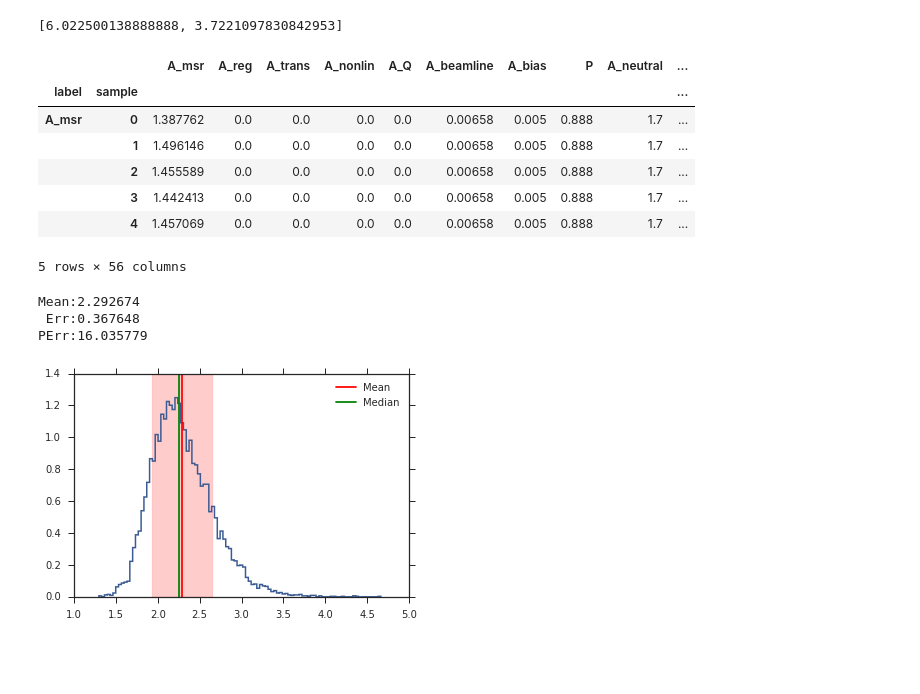
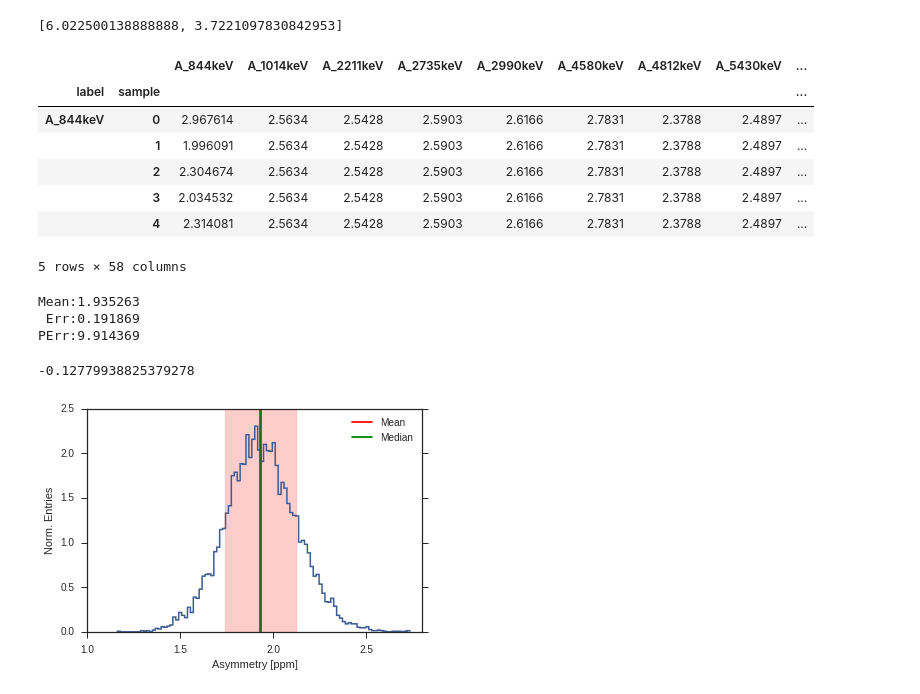
Before and after one commit to kdbartlett/Qweak, a Jupyter notebook: longitudinal_analysis/mc_apv_extraction/mc_apv_extraction_prototype.ipynb, the cells around one changed output. Saved outputs shown, nothing was run; the diff lists cells and outputs as text; code cells hidden in the pictures; blank space fills up the shorter version.

```diff
--- a/longitudinal_analysis/mc_apv_extraction/mc_apv_extraction_prototype.ipynb
+++ b/longitudinal_analysis/mc_apv_extraction/mc_apv_extraction_prototype.ipynb
@@ -23,8 +25,8 @@ figsize(1)
 [6.022500138888888, 3.7221097830842953]
 # %%
 # Load inputs to calculation from .csv files.
-asym_corr = pd.read_csv('data/al_asym_corrections_august_23_2017.csv')
-bk_frac = pd.read_csv('data/mc_apv_input_background_fraction.csv')
+asym_corr = pd.read_csv('data/al_asym_corrections_thesis_high_stat.csv')
+bk_frac = pd.read_csv('data/al_background_fractions_thesis_high_stat_avg.csv')
 # %%
 # Concatenate asymmetry corrections and calculated background fractions
 inputs = pd.concat([asym_corr, bk_frac], axis=1)
@@ -50,11 +52,11 @@ data['A_pv'] = np.ones((len(label)*len(sample),1))
 # %%
 data.head()
 # %% [output]
-|  |  | A_msr | A_reg | A_trans | A_nonlin | A_Q | A_beamline | A_bias | P | A_neutral | ... |
-| label | sample |  |  |  |  |  |  |  |  |  | ... |
-| A_msr | 0 | 1.387762 | 0.0 | 0.0 | 0.0 | 0.0 | 0.00658 | 0.005 | 0.888 | 1.7 | ... |
-|  | 1 | 1.496146 | 0.0 | 0.0 | 0.0 | 0.0 | 0.00658 | 0.005 | 0.888 | 1.7 | ... |
-|  | 2 | 1.455589 | 0.0 | 0.0 | 0.0 | 0.0 | 0.00658 | 0.005 | 0.888 | 1.7 | ... |
-|  | 3 | 1.442413 | 0.0 | 0.0 | 0.0 | 0.0 | 0.00658 | 0.005 | 0.888 | 1.7 | ... |
-|  | 4 | 1.457069 | 0.0 | 0.0 | 0.0 | 0.0 | 0.00658 | 0.005 | 0.888 | 1.7 | ... |
+|  |  | A_844keV | A_1014keV | A_2211keV | A_2735keV | A_2990keV | A_4580keV | A_4812keV | A_5430keV | ... |
+| label | sample |  |  |  |  |  |  |  |  | ... |
+| A_844keV | 0 | 2.967614 | 2.5634 | 2.5428 | 2.5903 | 2.6166 | 2.7831 | 2.3788 | 2.4897 | ... |
+|  | 1 | 1.996091 | 2.5634 | 2.5428 | 2.5903 | 2.6166 | 2.7831 | 2.3788 | 2.4897 | ... |
+|  | 2 | 2.304674 | 2.5634 | 2.5428 | 2.5903 | 2.6166 | 2.7831 | 2.3788 | 2.4897 | ... |
+|  | 3 | 2.034532 | 2.5634 | 2.5428 | 2.5903 | 2.6166 | 2.7831 | 2.3788 | 2.4897 | ... |
+|  | 4 | 2.314081 | 2.5634 | 2.5428 | 2.5903 | 2.6166 | 2.7831 | 2.3788 | 2.4897 | ... |
-5 rows × 56 columns
+5 rows × 58 columns
@@ -134,7 +137,6 @@ def calculate_apv(inputs):
                  inputs.loc['A_reg'].A_reg +
                  inputs.loc['A_trans'].A_trans +
                  inputs.loc['A_nonlin'].A_nonlin +
-                 inputs.loc['A_Q'].A_Q +
                  inputs.loc['A_beamline'].A_beamline +
                  inputs.loc['A_bias'].A_bias)/inputs.loc['P'].P
     # Calculate numerator
@@ -186,7 +188,7 @@ def calculate_apv(inputs):
                      inputs.loc['f_Si'].f_Si +
                      inputs.loc['f_Mn'].f_Mn +
                      inputs.loc['f_Ti'].f_Ti)
-    A_pv = A_num / A_denom #R included R factor later
+    A_pv = (A_num / A_denom)*inputs.loc['R_det'].R_det*inputs.loc['R_acc'].R_acc
     return np.array(A_pv)
 # %%
 apv = calculate_apv(data)
@@ -197,19 +204,28 @@ apv_rel_err = 100.0*(np.std(apv)/np.mean(apv))
 # %%
 print('Mean:{:.6f} \n Err:{:.6f} \nPErr:{:.6f}'.format(apv_mean, apv_err, apv_rel_err))
 # %% [output]
-Mean:2.292674
- Err:0.367648
-PErr:16.035779
+Mean:1.935263
+ Err:0.191869
+PErr:9.914369
+# %%
+100.0*(cv_apv-apv_mean)/cv_apv
+# %% [output]
+-0.12779938825379278
 # %%
 pp.figure()
 pp.hist(apv, bins=100, histtype='step', normed=True, color=sns.xkcd_rgb['denim blue'], lw=1.5)
-pp.plot([apv_mean, apv_mean], [0.0, 1.4], color='r', label='Mean')
-pp.plot([np.median(apv), np.median(apv)], [0.0, 1.4], color='g', label='Median')
-pp.fill_between([apv_mean-apv_err, apv_mean+apv_err], 0.0, 1.4, color='r', alpha=0.2)
+ymin, ymax = pp.ylim()
+pp.tick_params(top=False)
+pp.plot([apv_mean, apv_mean], [ymin, ymax], color='r', label='Mean')
+pp.plot([np.median(apv), np.median(apv)], [ymin, ymax], color='g', label='Median')
+pp.fill_between([apv_mean-apv_err, apv_mean+apv_err], ymin, ymax, color='r', alpha=0.2)
 pp.legend(loc='upper right')
+pp.xlabel('Asymmetry [ppm]')
+pp.ylabel('Norm. Entries')
+pp.savefig('plots/al_mc_asym_distribution.png', bbox_inches='tight')
 pp.show()
 # %% [output]
-[figure, old version]
+[figure, new version]
 # %%
 %time calculate_apv_uncertainty(data, label)
 # %% [output]
```
Also changed, not shown: parts of 16 cells of this notebook.
